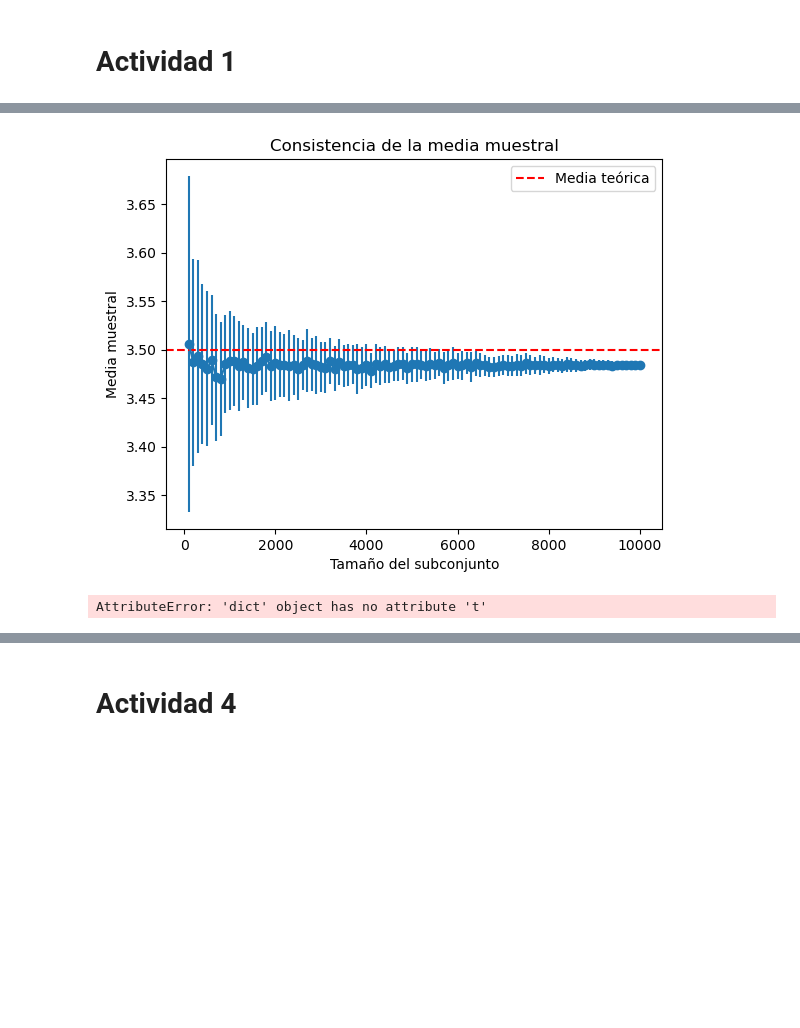
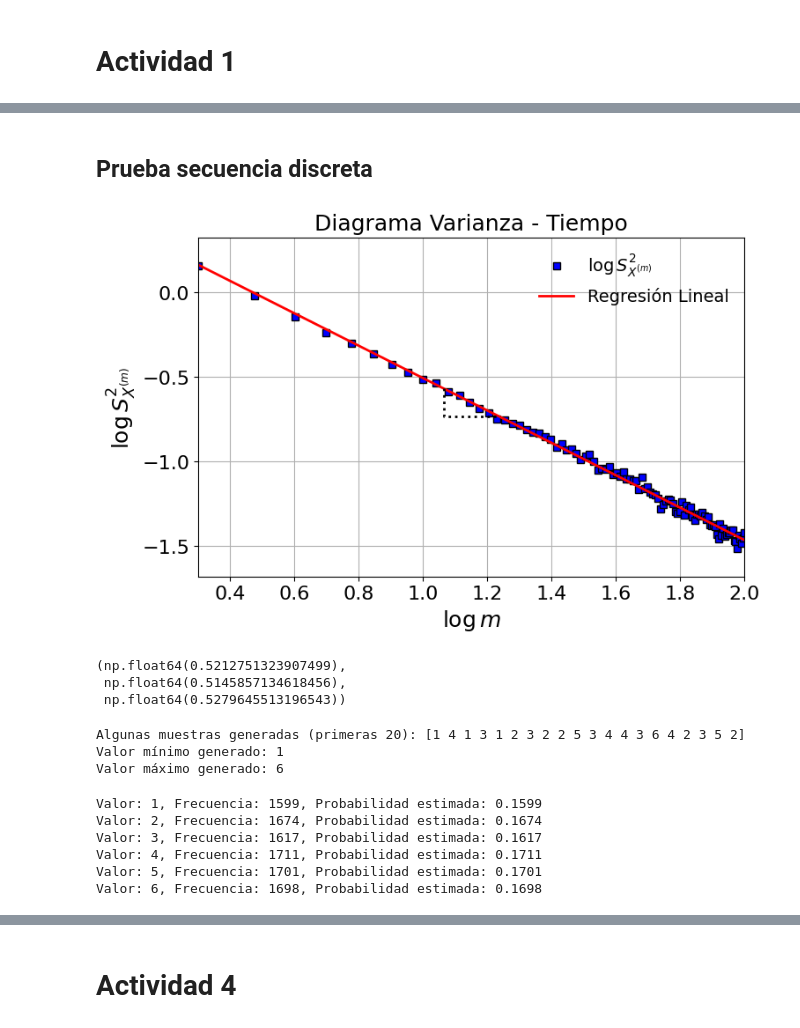
Before and after one commit to aalejoz25/LRD_y_multifractales, a Jupyter notebook: code.ipynb, the cells around one changed output, grey strips where cells are left out. Cells and saved outputs as stored; diff of their text form; code cells hidden in the pictures; blank space fills up the shorter version.

Commit message:
se organizan pruebas de estimadores punto 1

```diff
--- a/code.ipynb
+++ b/code.ipynb
@@ -765,14 +539,35 @@ Desviación estándar del rango medio: 0.0000
-# %%
-plt.errorbar(tamaños_subconjuntos, medias_por_tamaño, yerr=stds_por_tamaño, fmt='o-')
-plt.axhline(media_teorica, color='r', linestyle='--', label='Media teórica')
-plt.xlabel('Tamaño del subconjunto')
-plt.ylabel('Media muestral')
-plt.title('Consistencia de la media muestral')
-plt.legend()
-plt.show()
-# %% [output]
-[figure, removed]
-# %%
-vt(muestras)
-# %% [output]
-AttributeError: 'dict' object has no attribute 't'
+# %% [markdown]
+## Prueba secuencia discreta
+# %%
+# Parámetros de la distribución uniforme discreta
+valor_minimo = 1
+valor_maximo = 6
+numero_de_muestras = 10000
+muestras = np.random.randint(valor_minimo, valor_maximo + 1, size=numero_de_muestras)
+# %%
+vt(muestras, plot=True)
+# %% [output]
+[figure, added]
+(np.float64(0.5212751323907499),
+ np.float64(0.5145857134618456),
+ np.float64(0.5279645513196543))
+# %%
+print(f"Algunas muestras generadas (primeras 20): {muestras[:20]}")
+print(f"Valor mínimo generado: {np.min(muestras)}")
+print(f"Valor máximo generado: {np.max(muestras)}")
+# %% [output]
+Algunas muestras generadas (primeras 20): [1 4 1 3 1 2 3 2 2 5 3 4 4 3 6 4 2 3 5 2]
+Valor mínimo generado: 1
+Valor máximo generado: 6
+# %%
+# Calcular la frecuencia de cada número
+valores_unicos, conteos = np.unique(muestras, return_counts=True)
+for valor, conteo in zip(valores_unicos, conteos):
+    print(f"Valor: {valor}, Frecuencia: {conteo}, Probabilidad estimada: {conteo/numero_de_muestras:.4f}")
+# %% [output]
+Valor: 1, Frecuencia: 1599, Probabilidad estimada: 0.1599
+Valor: 2, Frecuencia: 1674, Probabilidad estimada: 0.1674
+Valor: 3, Frecuencia: 1617, Probabilidad estimada: 0.1617
+Valor: 4, Frecuencia: 1711, Probabilidad estimada: 0.1711
+Valor: 5, Frecuencia: 1701, Probabilidad estimada: 0.1701
+Valor: 6, Frecuencia: 1698, Probabilidad estimada: 0.1698
```
Also changed, not shown: parts of 43 cells of this notebook.
